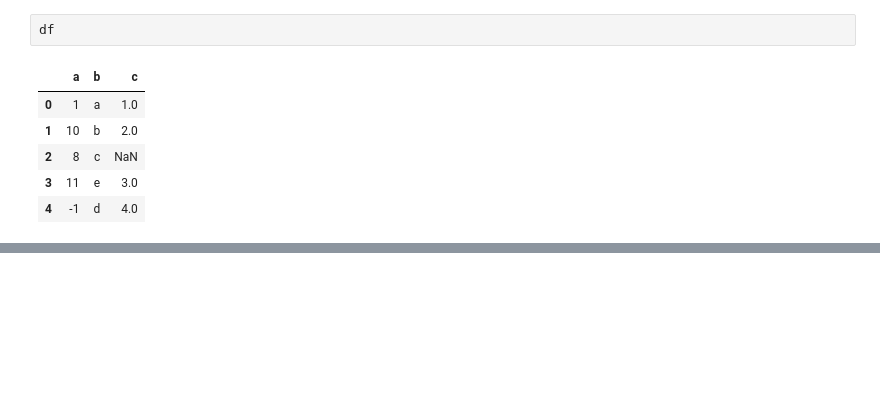
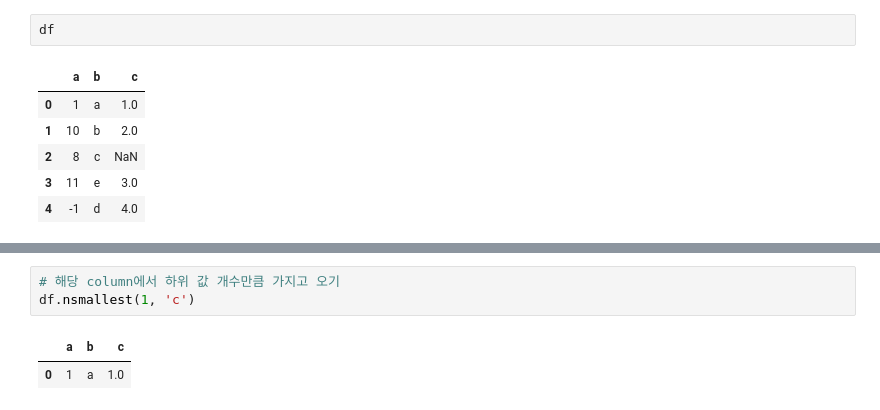
Before and after one commit to JungYeonHwi/BigData, a Jupyter notebook: data_analysis and data_visualization/Subset Observations-rows.ipynb, the cells around one changed output, grey strips where cells are left out. Drawn from its saved outputs; the diff is of its cells as text; blank space fills up the shorter version.

```diff
--- a/data_analysis and data_visualization/Subset Observations-rows.ipynb
+++ b/data_analysis and data_visualization/Subset Observations-rows.ipynb
@@ -248,0 +250,6 @@ df.nlargest(2, 'c')
+# %%
+# 해당 column에서 하위 값 개수만큼 가지고 오기
+df.nsmallest(1, 'c')
+# %% [output]
+|  | a | b | c |
+| 0 | 1 | a | 1.0 |
```
Also changed, not shown: parts of 2 cells of this notebook, 2 other files.
